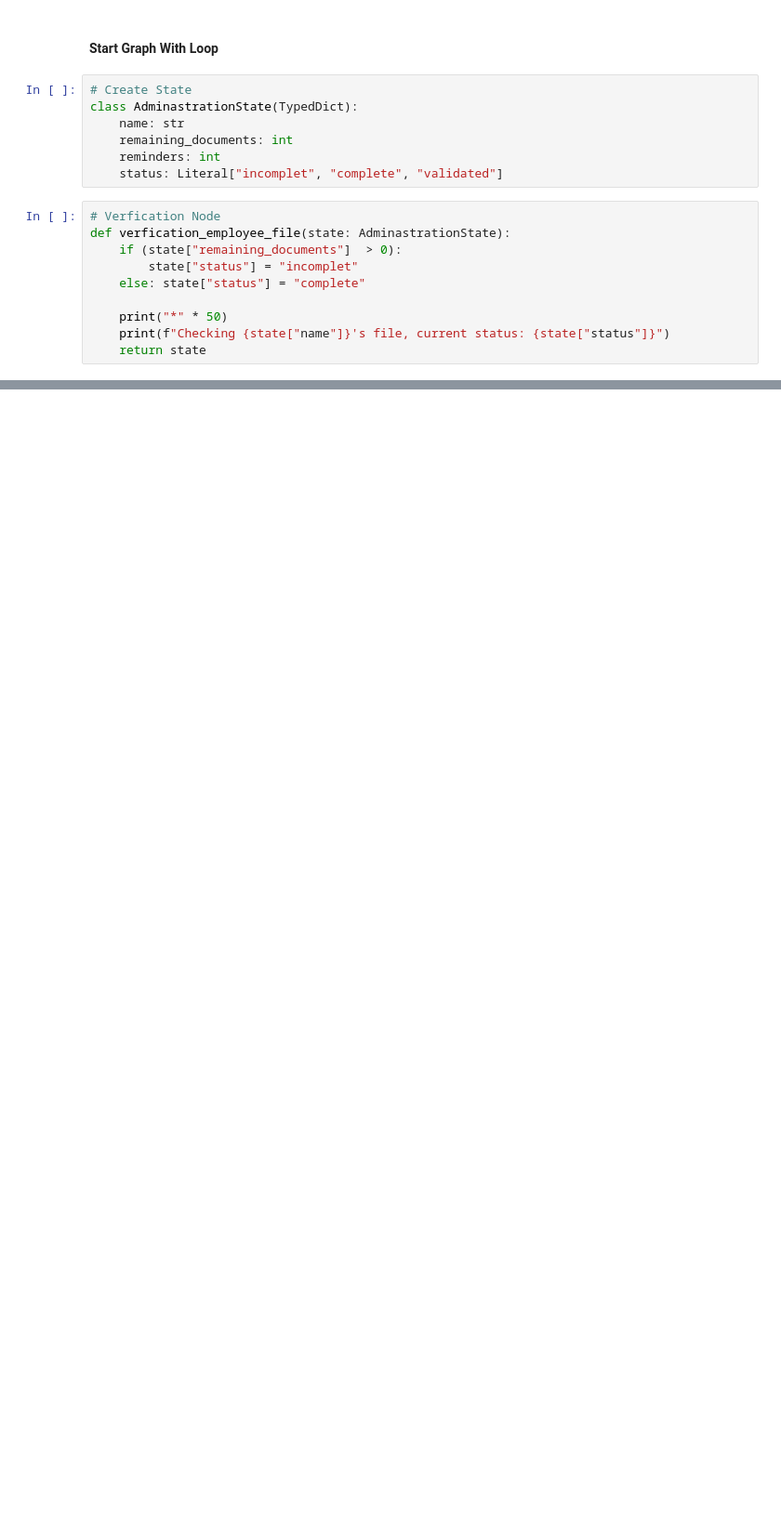
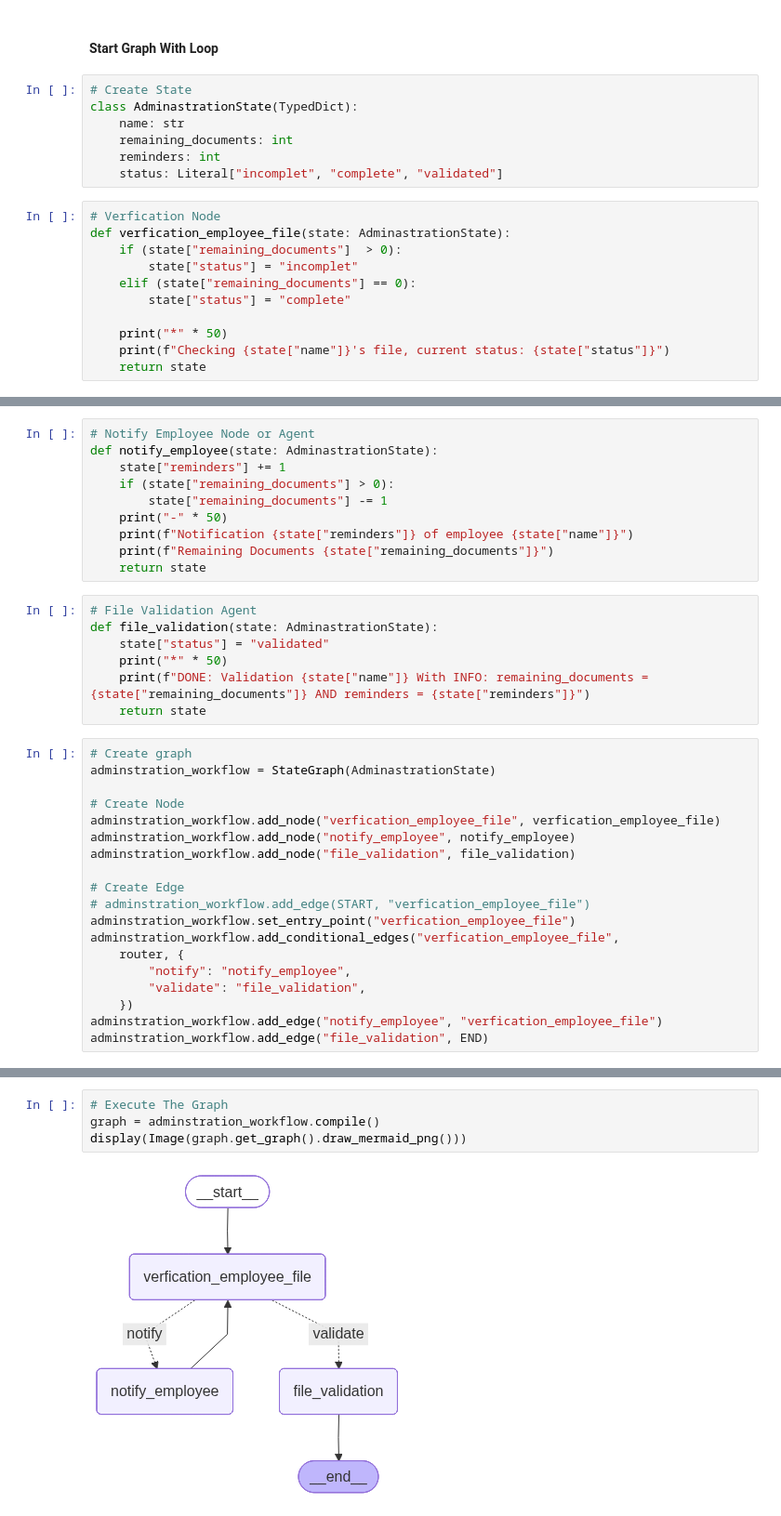
Before and after one commit to KaraniAbdellah/internship_sat, a Jupyter notebook: code/agent2agent.ipynb, the cells around one changed output, grey strips where cells are left out. Shown at 93% size. Cells and saved outputs as stored; diff of their text form; blank space fills up the shorter version.

Commit message:
feat: create multiAgent with Loop

```diff
--- a/code/agent2agent.ipynb
+++ b/code/agent2agent.ipynb
@@ -133,7 +134,8 @@ class AdminastrationState(TypedDict):
 def verfication_employee_file(state: AdminastrationState):
     if (state["remaining_documents"]  > 0):
         state["status"] = "incomplet"
-    else: state["status"] = "complete"
+    elif (state["remaining_documents"] == 0):
+        state["status"] = "complete"
 
     print("*" * 50)
     print(f"Checking {state["name"]}'s file, current status: {state["status"]}")
@@ -142,0 +150,36 @@ def verfication_employee_file(state: AdminastrationState):
+# %%
+# Notify Employee Node or Agent
+def notify_employee(state: AdminastrationState):
+    state["reminders"] += 1
+    if (state["remaining_documents"] > 0):
+        state["remaining_documents"] -= 1
+    print("-" * 50)
+    print(f"Notification {state["reminders"]} of employee {state["name"]}")
+    print(f"Remaining Documents {state["remaining_documents"]}")
+    return state
+# %%
+# File Validation Agent
+def file_validation(state: AdminastrationState):
+    state["status"] = "validated"
+    print("*" * 50)
+    print(f"DONE: Validation {state["name"]} With INFO: remaining_documents = {state["remaining_documents"]} AND reminders = {state["reminders"]}")
+    return state
+# %%
+# Create graph
+adminstration_workflow = StateGraph(AdminastrationState)
+
+# Create Node
+adminstration_workflow.add_node("verfication_employee_file", verfication_employee_file)
+adminstration_workflow.add_node("notify_employee", notify_employee)
+adminstration_workflow.add_node("file_validation", file_validation)
+
+# Create Edge
+# adminstration_workflow.add_edge(START, "verfication_employee_file")
+adminstration_workflow.set_entry_point("verfication_employee_file")
+adminstration_workflow.add_conditional_edges("verfication_employee_file",
+    router, {
+        "notify": "notify_employee",
+        "validate": "file_validation",
+    })
+adminstration_workflow.add_edge("notify_employee", "verfication_employee_file")
+adminstration_workflow.add_edge("file_validation", END)
@@ -142,0 +188,6 @@ def verfication_employee_file(state: AdminastrationState):
+# %%
+# Execute The Graph
+graph = adminstration_workflow.compile()
+display(Image(graph.get_graph().draw_mermaid_png()))
+# %% [output]
+[figure, added]
```
Also changed, not shown: parts of 7 cells of this notebook.
